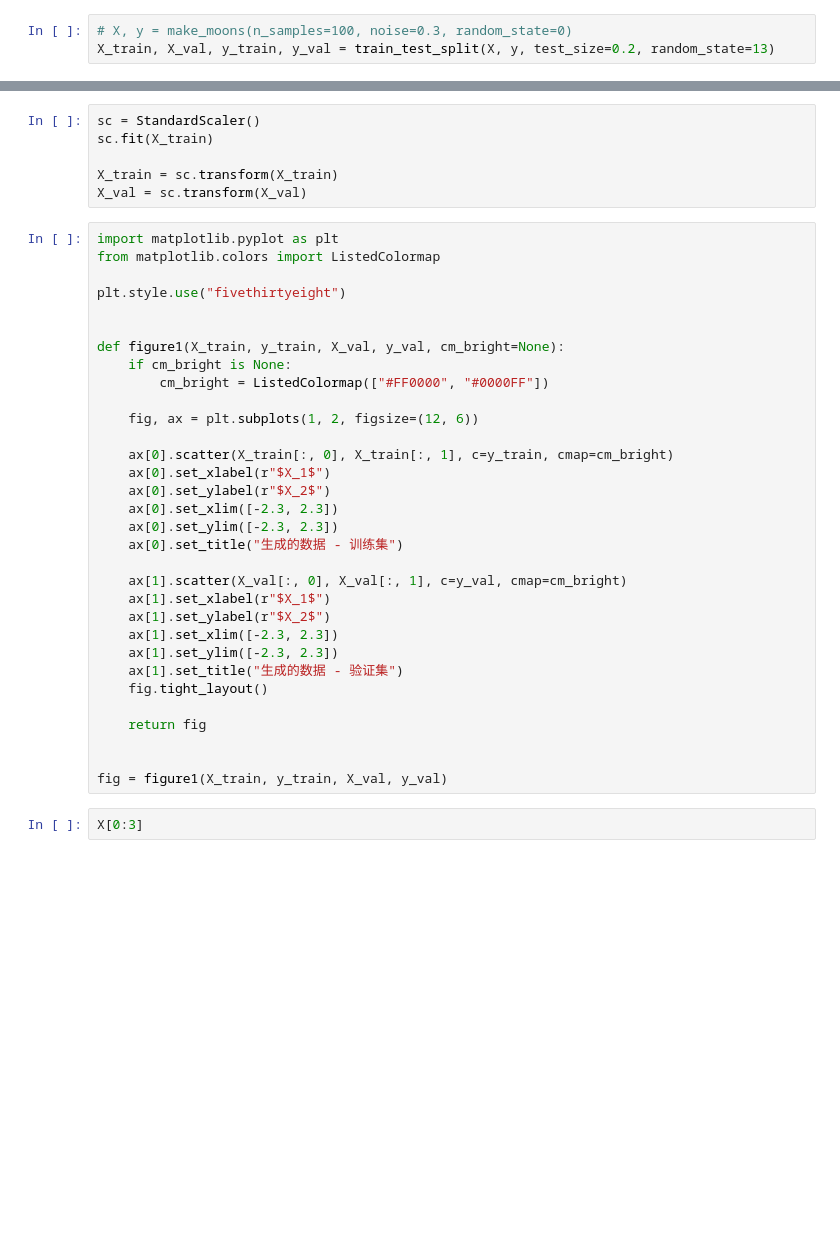
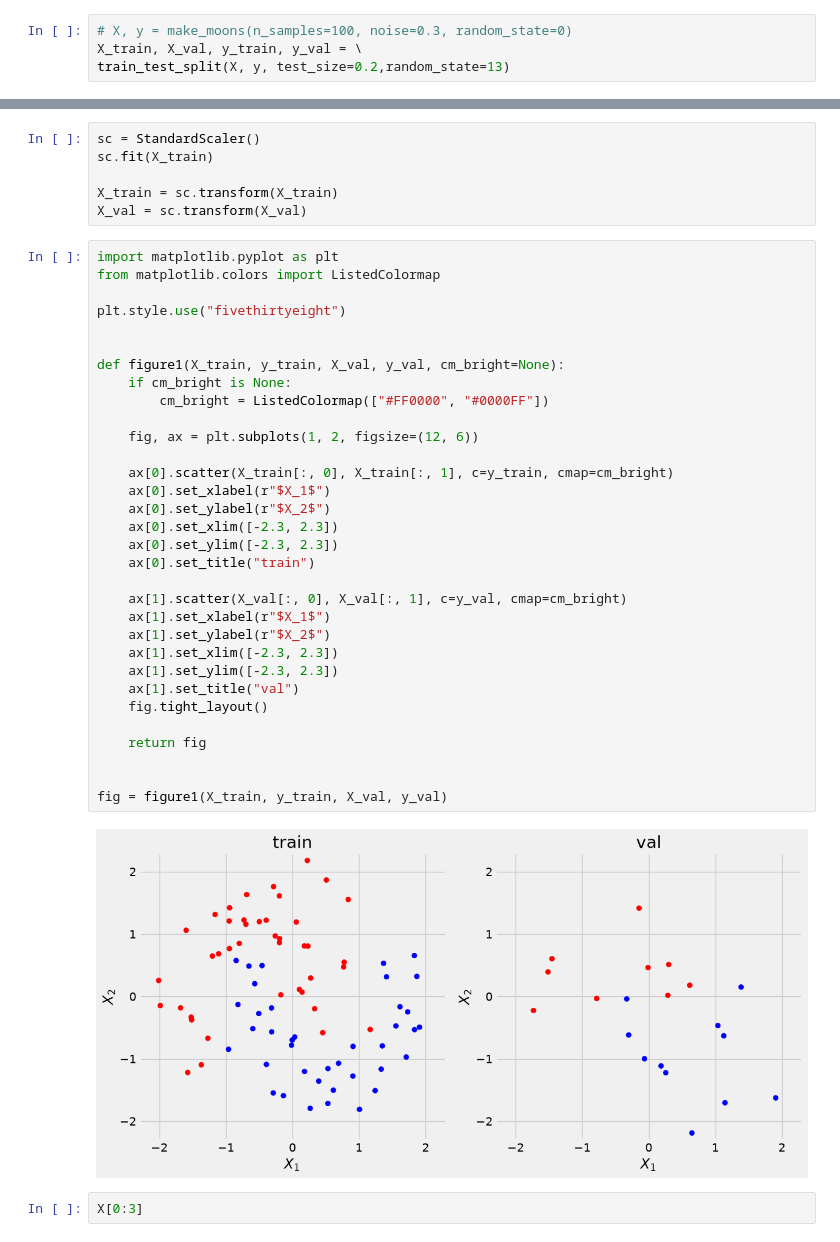
Before and after one commit to ShuningCui/AIMicromajor, a Jupyter notebook: Lesson2/5_SimpleCalssification.ipynb, the cells around one changed output, grey strips where cells are left out. Cells and saved outputs as stored; diff of their text form; blank space fills up the shorter version.

```diff
--- a/Lesson2/5_SimpleCalssification.ipynb
+++ b/Lesson2/5_SimpleCalssification.ipynb
@@ -16,3 +20,4 @@ X, y = make_moons(n_samples=100, noise=0.3, random_state=0)
 # %%
 # X, y = make_moons(n_samples=100, noise=0.3, random_state=0)
-X_train, X_val, y_train, y_val = train_test_split(X, y, test_size=0.2, random_state=13)
+X_train, X_val, y_train, y_val = \
+train_test_split(X, y, test_size=0.2,random_state=13)
@@ -29,35 +36,37 @@ X_val = sc.transform(X_val)
 # %%
 import matplotlib.pyplot as plt
 from matplotlib.colors import ListedColormap
 
 plt.style.use("fivethirtyeight")
 
 
 def figure1(X_train, y_train, X_val, y_val, cm_bright=None):
     if cm_bright is None:
         cm_bright = ListedColormap(["#FF0000", "#0000FF"])
 
     fig, ax = plt.subplots(1, 2, figsize=(12, 6))
 
     ax[0].scatter(X_train[:, 0], X_train[:, 1], c=y_train, cmap=cm_bright)
     ax[0].set_xlabel(r"$X_1$")
     ax[0].set_ylabel(r"$X_2$")
     ax[0].set_xlim([-2.3, 2.3])
     ax[0].set_ylim([-2.3, 2.3])
-    ax[0].set_title("生成的数据 - 训练集")
+    ax[0].set_title("train")
 
     ax[1].scatter(X_val[:, 0], X_val[:, 1], c=y_val, cmap=cm_bright)
     ax[1].set_xlabel(r"$X_1$")
     ax[1].set_ylabel(r"$X_2$")
     ax[1].set_xlim([-2.3, 2.3])
     ax[1].set_ylim([-2.3, 2.3])
-    ax[1].set_title("生成的数据 - 验证集")
+    ax[1].set_title("val")
     fig.tight_layout()
 
     return fig
 
 
 fig = figure1(X_train, y_train, X_val, y_val)
+# %% [output]
+[figure, added]
 # %%
 X[0:3]
 # %%
```
Also changed, not shown: parts of 11 cells of this notebook, 6 other files.
